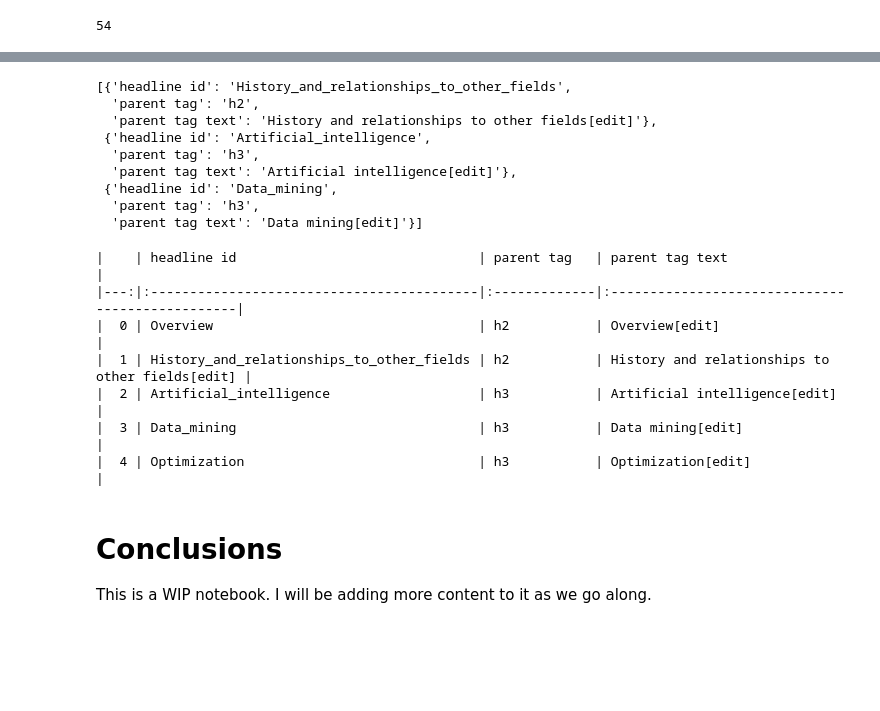
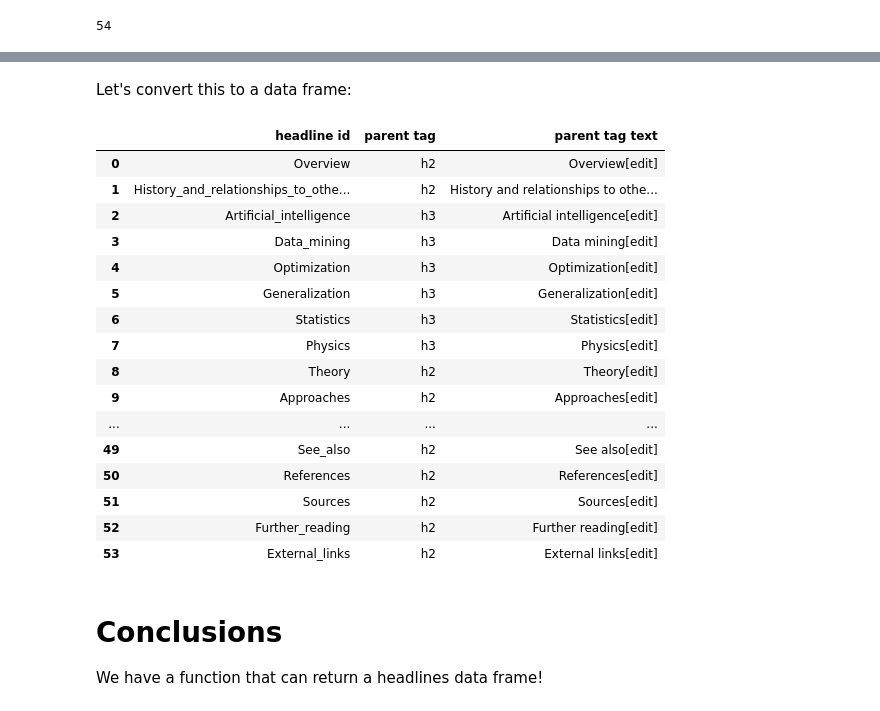
Before and after one commit to jonjoncardoso/lse-ds105-week09-experiment, a Jupyter notebook: notebooks/Notebook 01 - Data Collection.ipynb, the cells around one changed output, grey strips where cells are left out. Drawn from its saved outputs; the diff is of its cells as text; code cells hidden in the pictures; blank space fills up the shorter version.

Commit message:
Update function according to @OjasSB's suggestion

```diff
--- a/notebooks/Notebook 01 - Data Collection.ipynb
+++ b/notebooks/Notebook 01 - Data Collection.ipynb
@@ -84,26 +71,31 @@ def get_headlines_info(headlines_soup):
-# %%
-get_headlines_info(headlines_soup)[1:4]
-# %% [output]
-[{'headline id': 'History_and_relationships_to_other_fields',
-  'parent tag': 'h2',
-  'parent tag text': 'History and relationships to other fields[edit]'},
- {'headline id': 'Artificial_intelligence',
-  'parent tag': 'h3',
-  'parent tag text': 'Artificial intelligence[edit]'},
- {'headline id': 'Data_mining',
-  'parent tag': 'h3',
-  'parent tag text': 'Data mining[edit]'}]
-# %%
-pd.DataFrame(get_headlines_info(headlines_soup))
-# %% [output]
-|    | headline id                               | parent tag   | parent tag text                                 |
-|---:|:------------------------------------------|:-------------|:------------------------------------------------|
-|  0 | Overview                                  | h2           | Overview[edit]                                  |
-|  1 | History_and_relationships_to_other_fields | h2           | History and relationships to other fields[edit] |
-|  2 | Artificial_intelligence                   | h3           | Artificial intelligence[edit]                   |
-|  3 | Data_mining                               | h3           | Data mining[edit]                               |
-|  4 | Optimization                              | h3           | Optimization[edit]                              |
-# %% [markdown]
-# Conclusions
-
-This is a WIP notebook. I will be adding more content to it as we go along.
+# %% [markdown]
+Let's convert this to a data frame:
+# %%
+def get_headlines_as_df(headlines_soup):
+    return pd.DataFrame({'headline id': [headline.get('id') for headline in headlines_soup],
+                        'parent tag': [headline.parent.name for headline in headlines_soup],
+                        'parent tag text': [headline.parent.text for headline in headlines_soup]})
+# %%
+get_headlines_as_df(headlines_soup)
+# %% [output]
+|  | headline id | parent tag | parent tag text |
+| 0 | Overview | h2 | Overview[edit] |
+| 1 | History_and_relationships_to_othe... | h2 | History and relationships to othe... |
+| 2 | Artificial_intelligence | h3 | Artificial intelligence[edit] |
+| 3 | Data_mining | h3 | Data mining[edit] |
+| 4 | Optimization | h3 | Optimization[edit] |
+| 5 | Generalization | h3 | Generalization[edit] |
+| 6 | Statistics | h3 | Statistics[edit] |
+| 7 | Physics | h3 | Physics[edit] |
+| 8 | Theory | h2 | Theory[edit] |
+| 9 | Approaches | h2 | Approaches[edit] |
+| ... | ... | ... | ... |
+| 49 | See_also | h2 | See also[edit] |
+| 50 | References | h2 | References[edit] |
+| 51 | Sources | h2 | Sources[edit] |
+| 52 | Further_reading | h2 | Further reading[edit] |
+| 53 | External_links | h2 | External links[edit] |
+# %% [markdown]
+# Conclusions
+
+We have a function that can return a headlines data frame!
```
Also changed, not shown: parts of 3 cells of this notebook.
